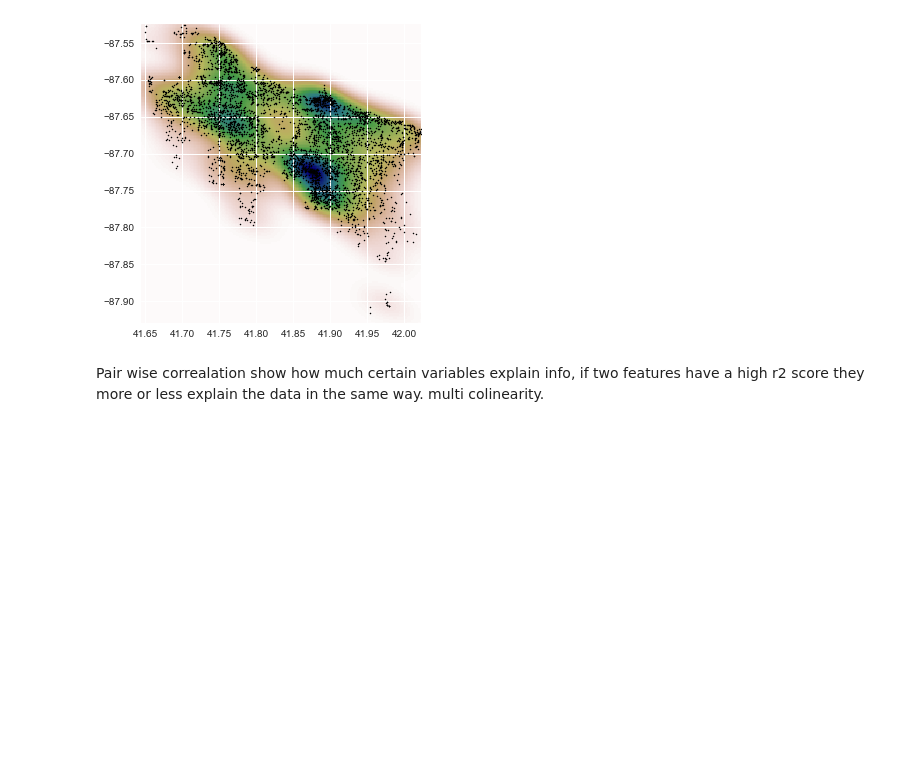
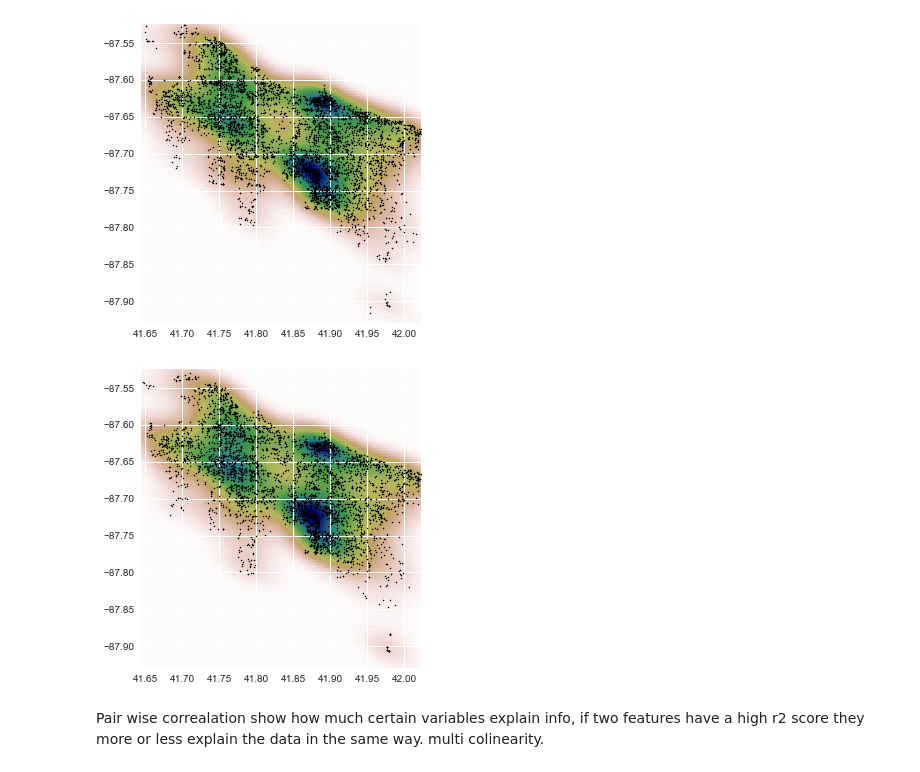
Before and after one commit to bennettjs/springboard, a Jupyter notebook: ChicagoCrime/ML and models.ipynb, the cells around one changed output. Cells and saved outputs as stored; diff of their text form; code cells hidden in the pictures; blank space fills up the shorter version.

Commit message:
Add files via upload
Tested best model on following week. Continue to test other models and compare performance.

```diff
--- a/ChicagoCrime/ML and models.ipynb
+++ b/ChicagoCrime/ML and models.ipynb
@@ -83,6 +83,9 @@ police_locations = location_converter(police_df["LOCATION"].dropna())
 # %%
 crime_week_df = crime_df[(crime_df["Day"] >= 100) & (crime_df["Day"] <= 107)]
 crime_week_locations = location_converter(crime_week_df["Location"].dropna())
+# %%
+crime_next_week_df = crime_df[(crime_df["Day"] >= 108) & (crime_df["Day"] <= 114)]
+crime_next_week_locations = location_converter(crime_next_week_df["Location"].dropna())
 # %%
 def make_grid(m1, m2, bandwidth):
     """ Returns a grid of the Chicago area and drops a gaussian curve over points found in m1/m2.
@@ -110,6 +113,8 @@ farmer_grid = make_grid([lat for lat,_ in farmer_locations], [lon for _,lon in f
 library_grid = make_grid([lat for lat,_ in library_locations], [lon for _,lon in library_locations], 0.26)
 police_grid = make_grid([lat for lat,_ in police_locations], [lon for _,lon in police_locations], 0.26)
 crime_week_grid = make_grid([lat for lat,_ in crime_week_locations], [lon for _,lon in crime_week_locations], 0.26)
+# %%
+crime_next_week_grid = make_grid([lat for lat,_ in crime_next_week_locations], [lon for _,lon in crime_next_week_locations], 0.26)
 # %%
 def plot_grid(grid, locations):
     """Plots out a given grid space with markers for locations of interest
@@ -142,6 +147,10 @@ plot_grid(crime_week_grid, crime_week_locations)
 [figure]
 [figure]
 [figure]
+# %%
+plot_grid(crime_next_week_grid, crime_next_week_locations)
+# %% [output]
+[figure, added]
 # %%
 # Turn the grids into vectors:
 vacant_vector = vacant_grid.flatten()
```
Also changed, not shown: parts of 19 cells of this notebook.
